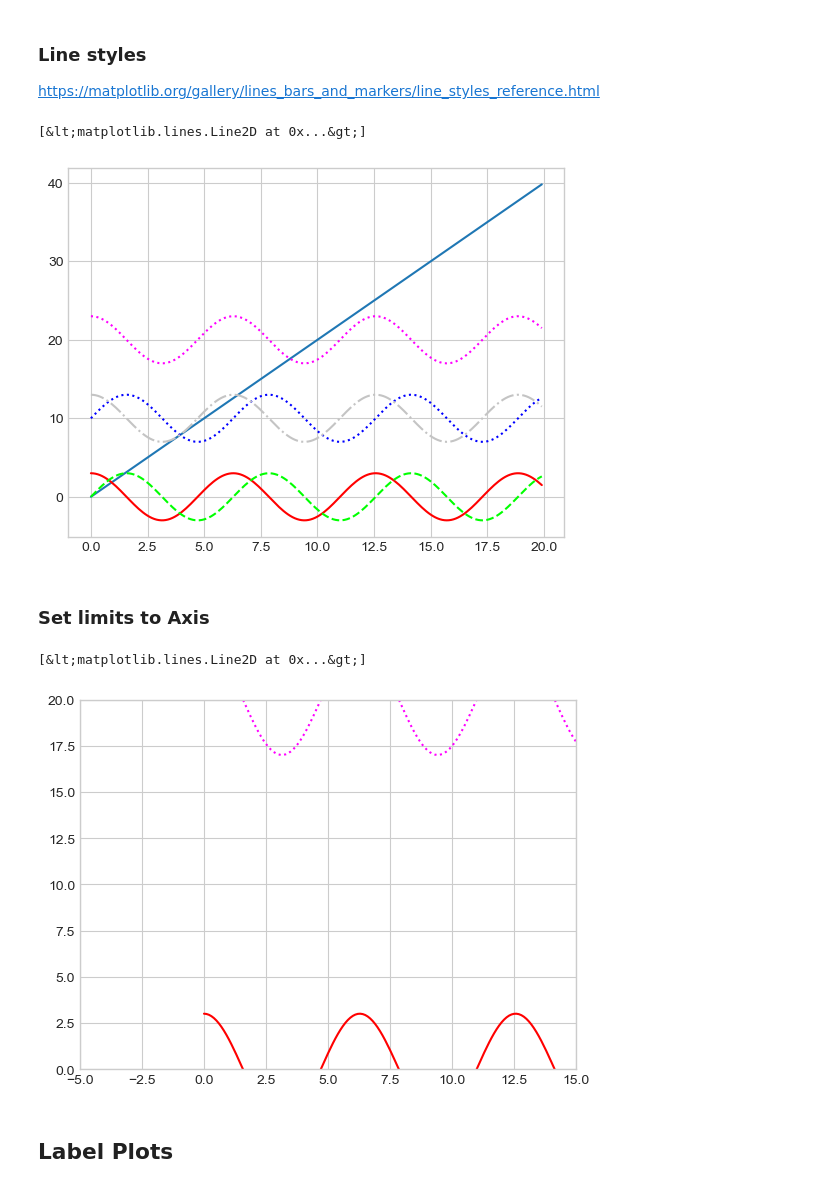
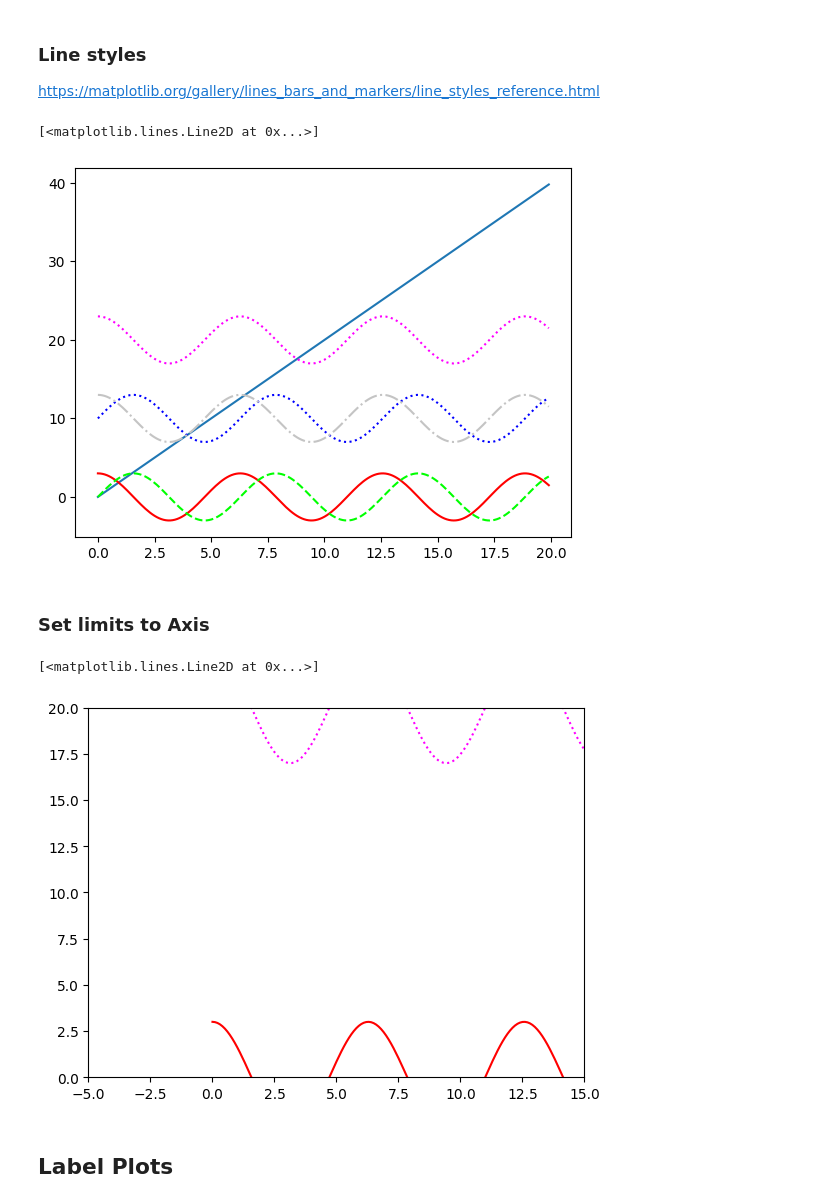
Before and after one commit to jarix/Python_Snippets, a Jupyter notebook: matplotlib_101.ipynb, the cells around one changed output. Saved outputs shown, nothing was run; the diff lists cells and outputs as text; code cells hidden in the pictures.

```diff
--- a/matplotlib_101.ipynb
+++ b/matplotlib_101.ipynb
@@ -47,6 +55,6 @@ plt.plot(X,Y)
 plt.title("Odometer vs. Time")
 plt.xlabel("Time (h)")
 plt.ylabel("Odometer (km)")
-plt.style.use('seaborn-darkgrid')
+plt.style.use('seaborn-v0_8')
 plt.show()
 # %% [output]
@@ -85,30 +93,30 @@ plt.show()
 https://matplotlib.org/gallery/lines_bars_and_markers/line_styles_reference.html
 # %%
 fig, ax = plt.subplots()
-plt.style.use('seaborn-whitegrid')
+plt.style.use('seaborn-v0_8-bright')
 x = np.arange(0,20, step=0.1, dtype=float)
 y = 2*x
 
 # Default
 plt.plot(x,y)
 
 # Specify red color and solid line
 plt.plot(x, 3*np.cos(x), color=(1.0, 0.0, 0.0), linestyle='-')
 
 # Specify green color and dashed line
 plt.plot(x, 3*np.sin(x), color=(0.0, 1.0, 0.0), linestyle='--')
 
 # Speficy blue color and dotted line
 plt.plot(x, 3*np.sin(x)+10, color='b', linestyle=':')
 
 # Speficy grayscale color and dashes + dots line
 plt.plot(x, 3*np.cos(x)+10, color='0.77', linestyle='-.')
 
 # Speficy hex color (magenta) and dotted line
 plt.plot(x, 3*np.cos(x)+20, color='#FF00FF', linestyle=':')
 # %% [output]
-[&lt;matplotlib.lines.Line2D at 0x...&gt;]
+[<matplotlib.lines.Line2D at 0x...>]
-[figure, old version]
+[figure, new version]
 # %% [markdown]
 ### Set limits to Axis
 # %%
@@ -120,8 +128,8 @@ plt.ylim(0,20)
 plt.plot(x, 3*np.cos(x), color=(1.0, 0.0, 0.0), linestyle='-')
 plt.plot(x, 3*np.cos(x)+20, color='#FF00FF', linestyle=':')
 # %% [output]
-[&lt;matplotlib.lines.Line2D at 0x...&gt;]
+[<matplotlib.lines.Line2D at 0x...>]
-[figure, old version]
+[figure, new version]
 # %% [markdown]
 ## Label Plots
 # %%
```
Also changed, not shown: parts of 9 cells of this notebook.
